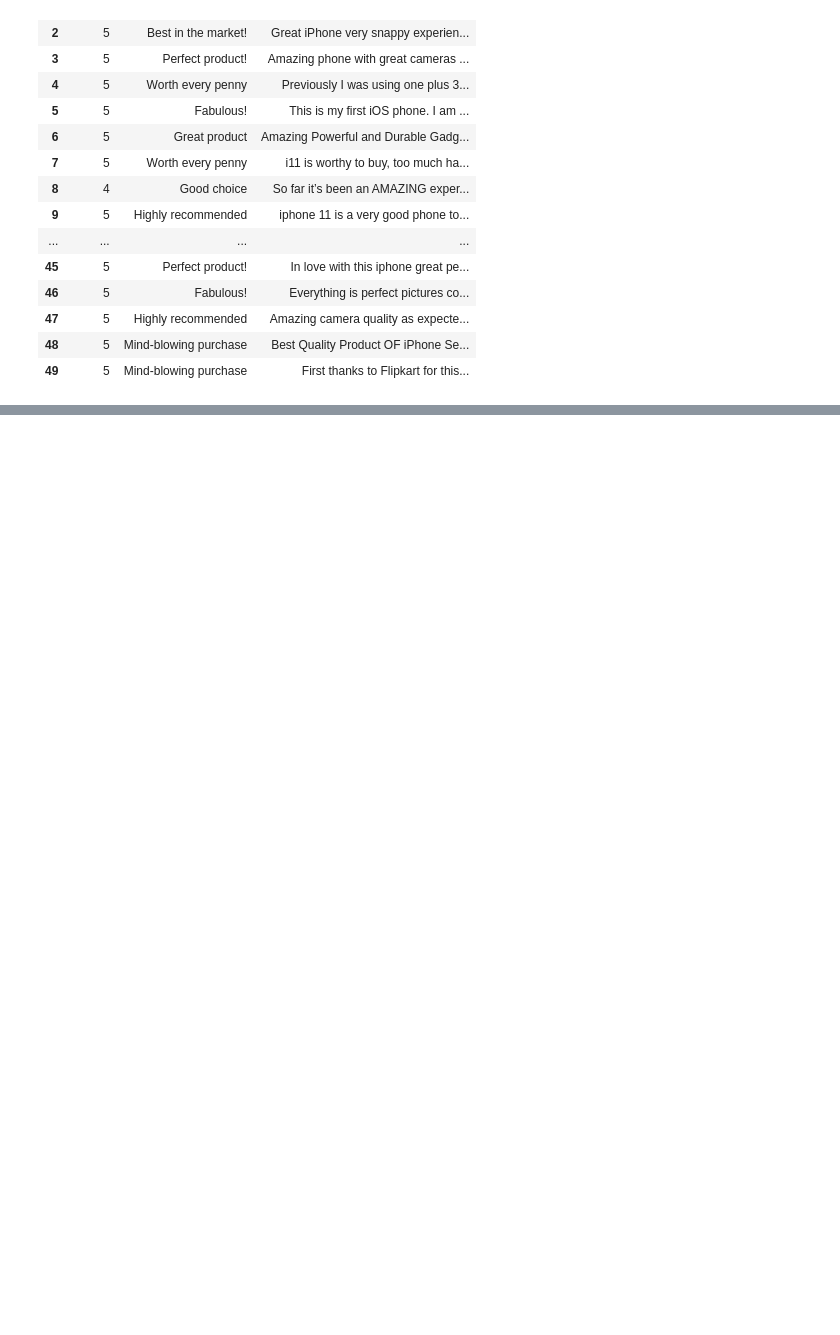
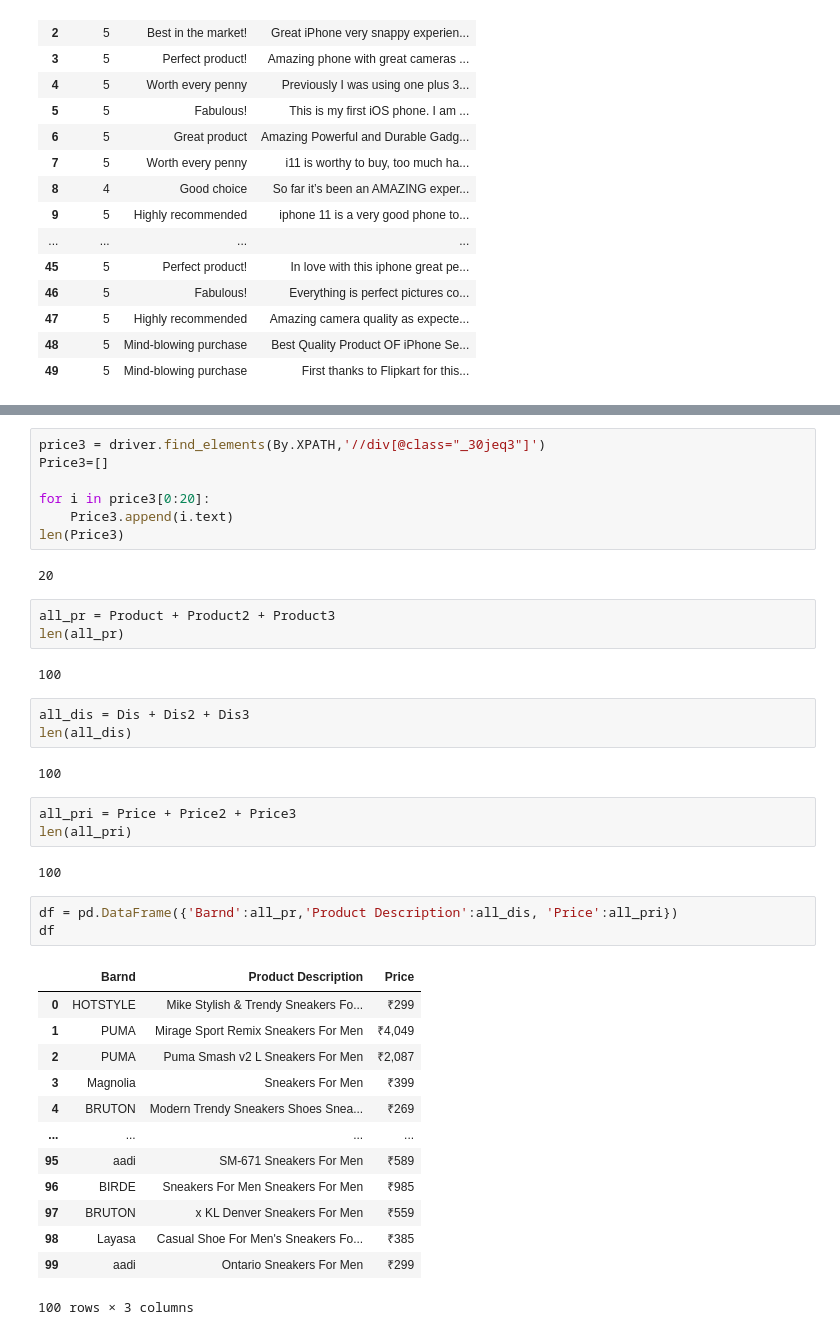
Before and after one commit to pratNayakk/Internship, a Jupyter notebook: Work Sheet 3 Selenium webscraping.ipynb, the cells around one changed output, grey strips where cells are left out. Cells and saved outputs as stored; diff of their text form; blank space fills up the shorter version.

```diff
--- a/Work Sheet 3 Selenium webscraping.ipynb
+++ b/Work Sheet 3 Selenium webscraping.ipynb
@@ -1108,0 +1230,41 @@ df
+# %%
+price3 = driver.find_elements(By.XPATH,'//div[@class="_30jeq3"]')
+Price3=[]
+
+for i in price3[0:20]:
+    Price3.append(i.text)
+len(Price3)
+# %% [output]
+20
+# %%
+all_pr = Product + Product2 + Product3
+len(all_pr)
+# %% [output]
+100
+# %%
+all_dis = Dis + Dis2 + Dis3
+len(all_dis)
+# %% [output]
+100
+# %%
+all_pri = Price + Price2 + Price3
+len(all_pri)
+# %% [output]
+100
+# %%
+df = pd.DataFrame({'Barnd':all_pr,'Product Description':all_dis, 'Price':all_pri})
+df
+# %% [output]
+|  | Barnd | Product Description | Price |
+| 0 | HOTSTYLE | Mike Stylish & Trendy Sneakers Fo... | ₹299 |
+| 1 | PUMA | Mirage Sport Remix Sneakers For Men | ₹4,049 |
+| 2 | PUMA | Puma Smash v2 L Sneakers For Men | ₹2,087 |
+| 3 | Magnolia | Sneakers For Men | ₹399 |
+| 4 | BRUTON | Modern Trendy Sneakers Shoes Snea... | ₹269 |
+| ... | ... | ... | ... |
+| 95 | aadi | SM-671 Sneakers For Men | ₹589 |
+| 96 | BIRDE | Sneakers For Men Sneakers For Men | ₹985 |
+| 97 | BRUTON | x KL Denver Sneakers For Men | ₹559 |
+| 98 | Layasa | Casual Shoe For Men's Sneakers Fo... | ₹385 |
+| 99 | aadi | Ontario Sneakers For Men | ₹299 |
+100 rows × 3 columns
```
Also changed, not shown: parts of 86 cells of this notebook.
